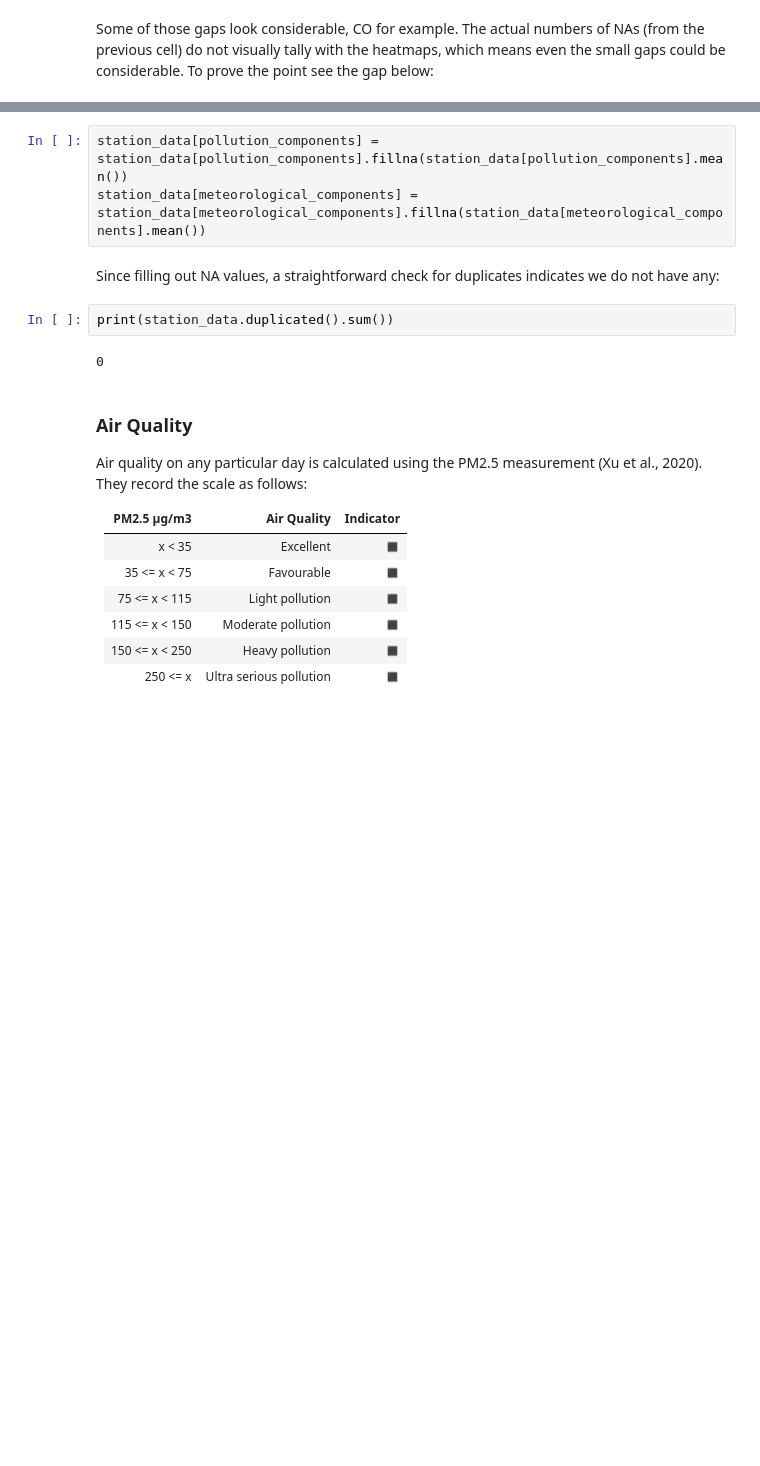
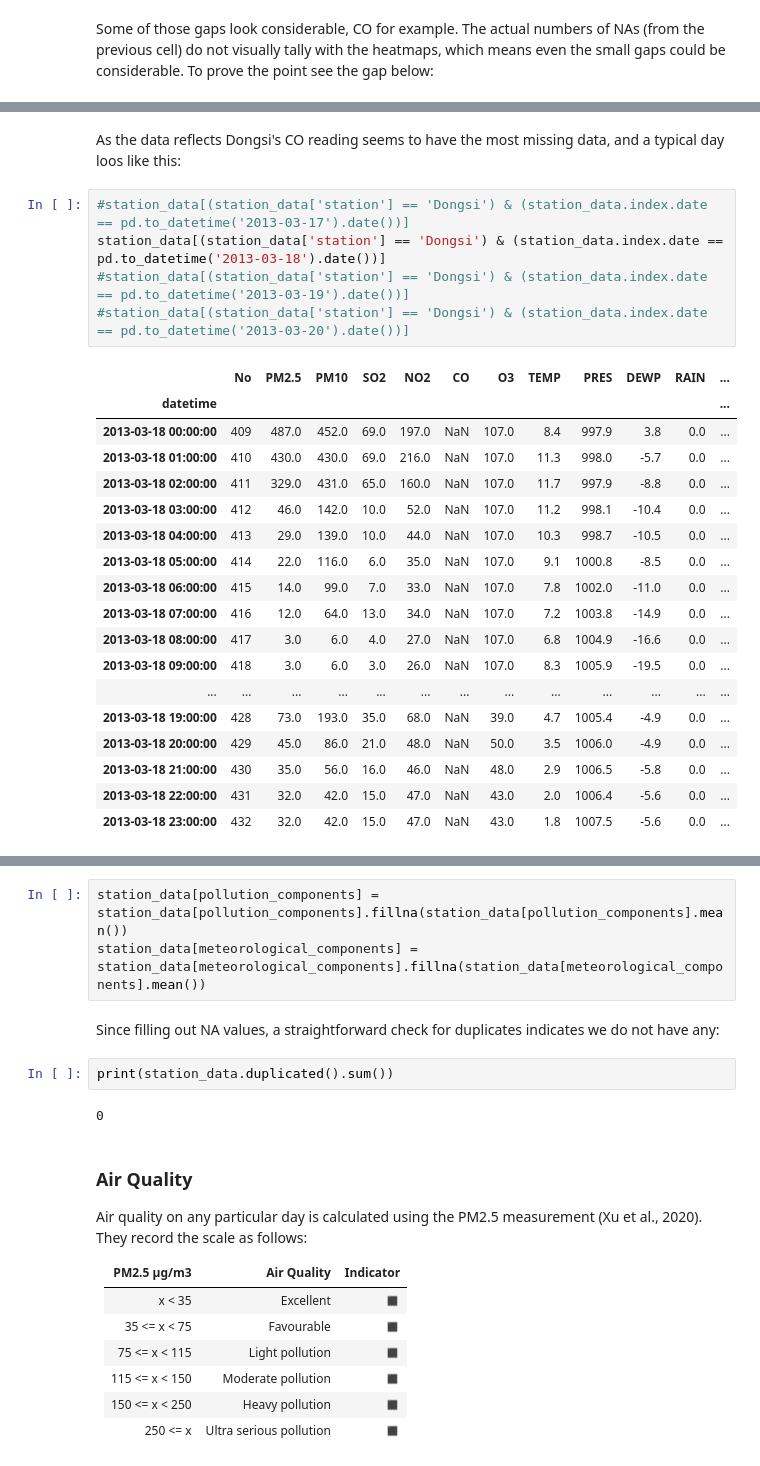
Before and after one commit to almar5855/CMP7005_PRAC1, a Jupyter notebook: st20339453 CMP7005 PRAC1.ipynb, the cells around one changed output, grey strips where cells are left out. Drawn from its saved outputs; the diff is of its cells as text; blank space fills up the shorter version.

```diff
--- a/st20339453 CMP7005 PRAC1.ipynb
+++ b/st20339453 CMP7005 PRAC1.ipynb
@@ -341,0 +361,26 @@ For now just replace them with the mean values, but this needs to be revisited.
+# %% [markdown]
+As the data reflects Dongsi's CO reading seems to have the most missing data, and a typical day loos like this:
+# %%
+#station_data[(station_data['station'] == 'Dongsi') & (station_data.index.date == pd.to_datetime('2013-03-17').date())]
+station_data[(station_data['station'] == 'Dongsi') & (station_data.index.date == pd.to_datetime('2013-03-18').date())]
+#station_data[(station_data['station'] == 'Dongsi') & (station_data.index.date == pd.to_datetime('2013-03-19').date())]
+#station_data[(station_data['station'] == 'Dongsi') & (station_data.index.date == pd.to_datetime('2013-03-20').date())]
+# %% [output]
+|  | No | PM2.5 | PM10 | SO2 | NO2 | CO | O3 | TEMP | PRES | DEWP | RAIN | ... |
+| datetime |  |  |  |  |  |  |  |  |  |  |  | ... |
+| 2013-03-18 00:00:00 | 409 | 487.0 | 452.0 | 69.0 | 197.0 | NaN | 107.0 | 8.4 | 997.9 | 3.8 | 0.0 | ... |
+| 2013-03-18 01:00:00 | 410 | 430.0 | 430.0 | 69.0 | 216.0 | NaN | 107.0 | 11.3 | 998.0 | -5.7 | 0.0 | ... |
+| 2013-03-18 02:00:00 | 411 | 329.0 | 431.0 | 65.0 | 160.0 | NaN | 107.0 | 11.7 | 997.9 | -8.8 | 0.0 | ... |
+| 2013-03-18 03:00:00 | 412 | 46.0 | 142.0 | 10.0 | 52.0 | NaN | 107.0 | 11.2 | 998.1 | -10.4 | 0.0 | ... |
+| 2013-03-18 04:00:00 | 413 | 29.0 | 139.0 | 10.0 | 44.0 | NaN | 107.0 | 10.3 | 998.7 | -10.5 | 0.0 | ... |
+| 2013-03-18 05:00:00 | 414 | 22.0 | 116.0 | 6.0 | 35.0 | NaN | 107.0 | 9.1 | 1000.8 | -8.5 | 0.0 | ... |
+| 2013-03-18 06:00:00 | 415 | 14.0 | 99.0 | 7.0 | 33.0 | NaN | 107.0 | 7.8 | 1002.0 | -11.0 | 0.0 | ... |
+| 2013-03-18 07:00:00 | 416 | 12.0 | 64.0 | 13.0 | 34.0 | NaN | 107.0 | 7.2 | 1003.8 | -14.9 | 0.0 | ... |
+| 2013-03-18 08:00:00 | 417 | 3.0 | 6.0 | 4.0 | 27.0 | NaN | 107.0 | 6.8 | 1004.9 | -16.6 | 0.0 | ... |
+| 2013-03-18 09:00:00 | 418 | 3.0 | 6.0 | 3.0 | 26.0 | NaN | 107.0 | 8.3 | 1005.9 | -19.5 | 0.0 | ... |
+| ... | ... | ... | ... | ... | ... | ... | ... | ... | ... | ... | ... | ... |
+| 2013-03-18 19:00:00 | 428 | 73.0 | 193.0 | 35.0 | 68.0 | NaN | 39.0 | 4.7 | 1005.4 | -4.9 | 0.0 | ... |
+| 2013-03-18 20:00:00 | 429 | 45.0 | 86.0 | 21.0 | 48.0 | NaN | 50.0 | 3.5 | 1006.0 | -4.9 | 0.0 | ... |
+| 2013-03-18 21:00:00 | 430 | 35.0 | 56.0 | 16.0 | 46.0 | NaN | 48.0 | 2.9 | 1006.5 | -5.8 | 0.0 | ... |
+| 2013-03-18 22:00:00 | 431 | 32.0 | 42.0 | 15.0 | 47.0 | NaN | 43.0 | 2.0 | 1006.4 | -5.6 | 0.0 | ... |
+| 2013-03-18 23:00:00 | 432 | 32.0 | 42.0 | 15.0 | 47.0 | NaN | 43.0 | 1.8 | 1007.5 | -5.6 | 0.0 | ... |
```
Also changed, not shown: parts of 24 cells of this notebook.
